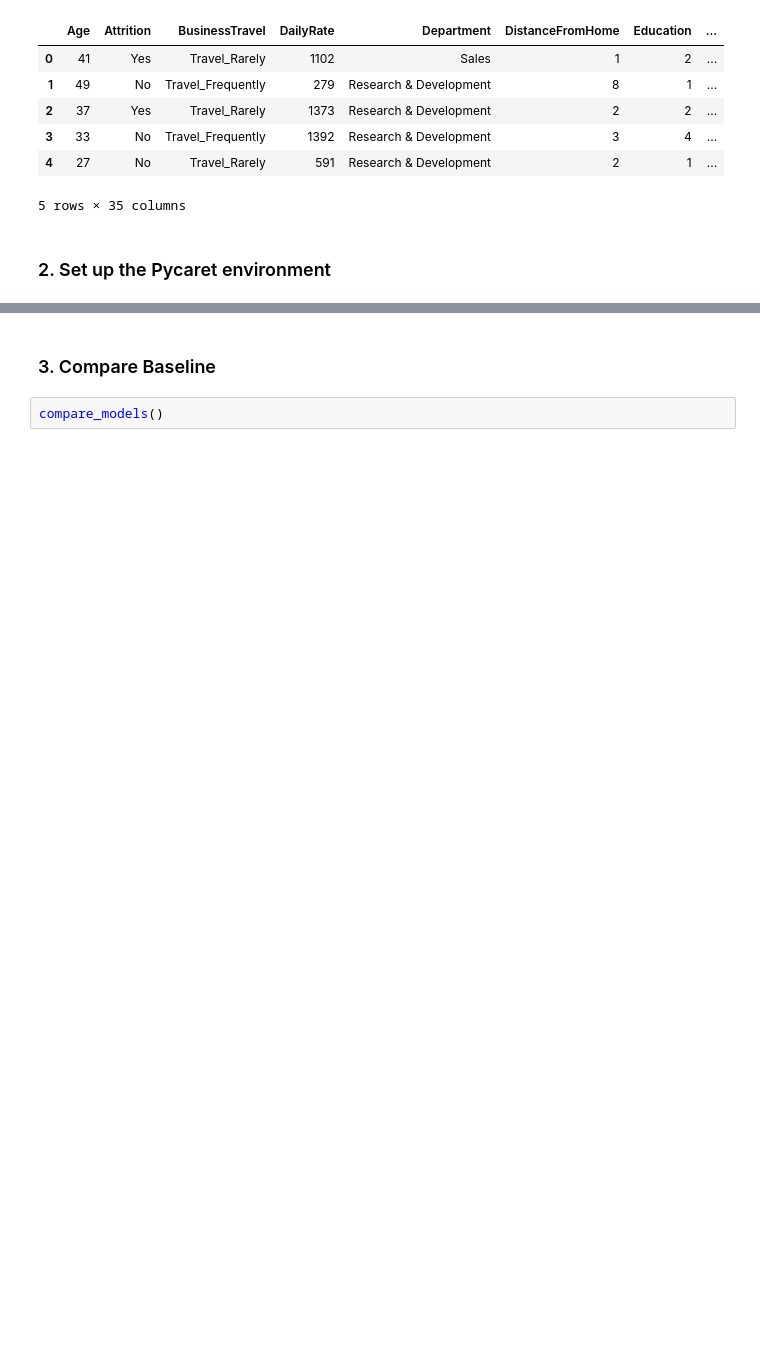
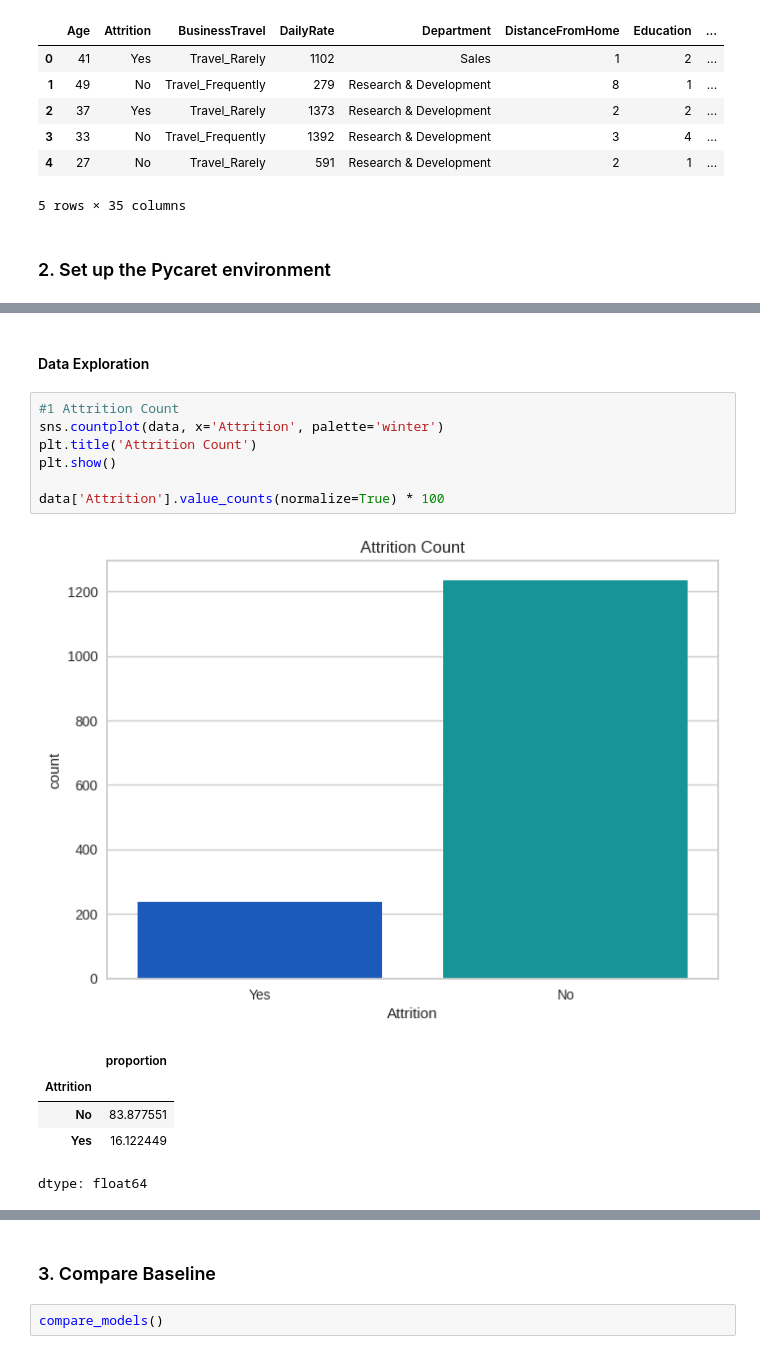
Before and after one commit to EmilyJarecki/ElmhurstUni, a Jupyter notebook: Project_HR_IBM_Attrition.ipynb, the cells around one changed output, grey strips where cells are left out. Saved outputs shown, nothing was run; the diff lists cells and outputs as text; blank space fills up the shorter version.

```diff
--- a/Project_HR_IBM_Attrition.ipynb
+++ b/Project_HR_IBM_Attrition.ipynb
@@ -88,0 +94,16 @@ clf1 = setup(data, target = 'Attrition', session_id=786) # setup handles encodin
+# %% [markdown]
+#### Data Exploration
+# %%
+#1 Attrition Count
+sns.countplot(data, x='Attrition', palette='winter')
+plt.title('Attrition Count')
+plt.show()
+
+data['Attrition'].value_counts(normalize=True) * 100
+# %% [output]
+[figure, added]
+|  | proportion |
+| Attrition |  |
+| No | 83.877551 |
+| Yes | 16.122449 |
+dtype: float64
```
Also changed, not shown: parts of 29 cells of this notebook.
